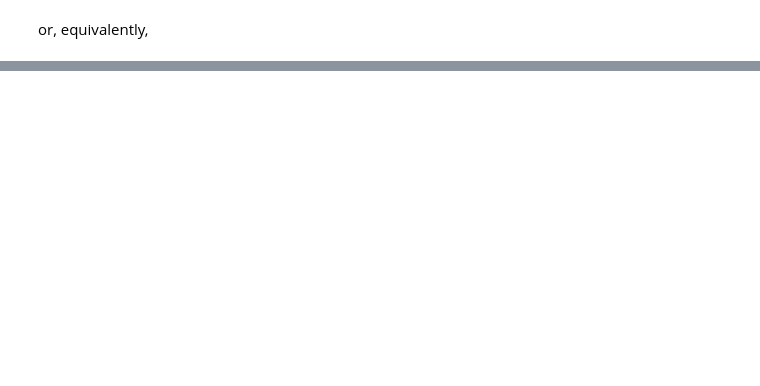
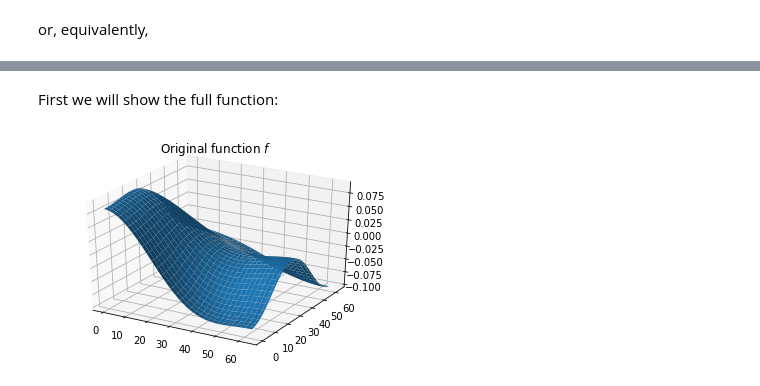
Before and after one commit to rballester/tntorch, a Jupyter notebook: tutorials/anova.ipynb, the cells around one changed output, grey strips where cells are left out. Drawn from its saved outputs; the diff is of its cells as text; code cells hidden in the pictures; blank space fills up the shorter version.

```diff
--- a/tutorials/anova.ipynb
+++ b/tutorials/anova.ipynb
@@ -62,0 +85,6 @@ tensor(49.1902)
+# %%
+# We set up a smooth 2D tensor, sum of a few cosine wavefunctions
+N = 2
+t = tn.randn([64]*N, ranks_tt=4, ranks_tucker=3)
+t.set_factors('dct')
+t
@@ -62,0 +100,20 @@ tensor(49.1902)
+# %% [markdown]
+First we will show the full function:
+# %%
+import matplotlib.pyplot as plt
+%matplotlib inline
+
+from mpl_toolkits.mplot3d import Axes3D
+import matplotlib.pyplot as plt
+from matplotlib import cm
+from matplotlib.ticker import LinearLocator, FormatStrFormatter
+import numpy as np
+
+fig = plt.figure()
+ax = fig.gca(projection='3d')
+X, Y = np.meshgrid(np.arange(t.shape[0]), np.arange(t.shape[1]))
+surf = ax.plot_surface(X, Y, t.numpy())
+plt.title('Original function $f$')
+plt.show()
+# %% [output]
+[figure, added]
```
Also changed, not shown: parts of 13 cells of this notebook, 2 other files.
